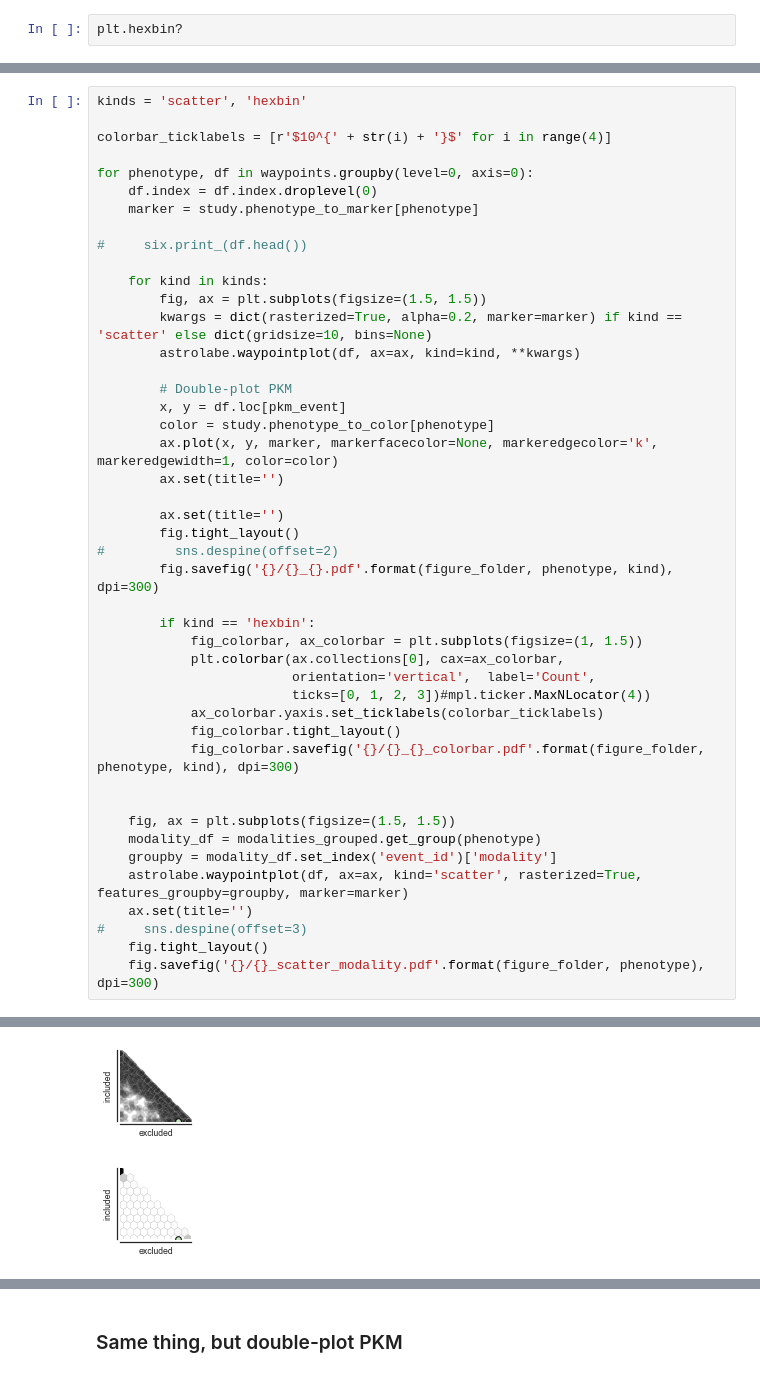
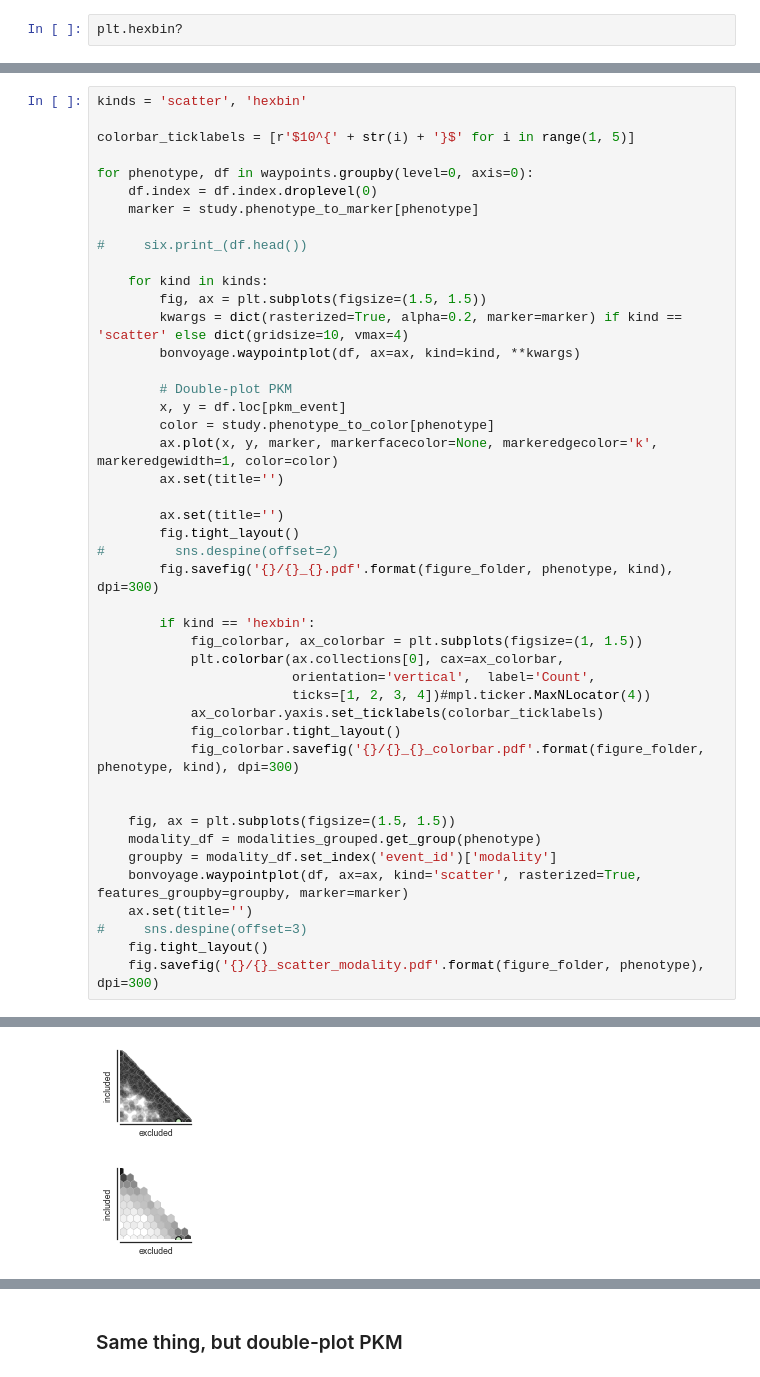
Before and after one commit to YeoLab/singlecell_pnm, a Jupyter notebook: 5._Figure_5/5.02_Figure_5C-E_Waypointplots.ipynb, the cells around one changed output, grey strips where cells are left out. Saved outputs shown, nothing was run; the diff lists cells and outputs as text.

Commit message:
unify color scales for all log plots

```diff
--- a/5._Figure_5/5.02_Figure_5C-E_Waypointplots.ipynb
+++ b/5._Figure_5/5.02_Figure_5C-E_Waypointplots.ipynb
@@ -114,7 +122,7 @@ plt.hexbin?
 # %%
 kinds = 'scatter', 'hexbin'
 
-colorbar_ticklabels = [r'$10^{' + str(i) + '}$' for i in range(4)]
+colorbar_ticklabels = [r'$10^{' + str(i) + '}$' for i in range(1, 5)]
 
 for phenotype, df in waypoints.groupby(level=0, axis=0):
     df.index = df.index.droplevel(0)
@@ -124,8 +132,8 @@ for phenotype, df in waypoints.groupby(level=0, axis=0):
 
     for kind in kinds:
         fig, ax = plt.subplots(figsize=(1.5, 1.5))
-        kwargs = dict(rasterized=True, alpha=0.2, marker=marker) if kind == 'scatter' else dict(gridsize=10, bins=None)
-        astrolabe.waypointplot(df, ax=ax, kind=kind, **kwargs)
+        kwargs = dict(rasterized=True, alpha=0.2, marker=marker) if kind == 'scatter' else dict(gridsize=10, vmax=4)
+        bonvoyage.waypointplot(df, ax=ax, kind=kind, **kwargs)
 
         # Double-plot PKM
         x, y = df.loc[pkm_event]
@@ -142,7 +150,7 @@ for phenotype, df in waypoints.groupby(level=0, axis=0):
             fig_colorbar, ax_colorbar = plt.subplots(figsize=(1, 1.5))
             plt.colorbar(ax.collections[0], cax=ax_colorbar,
                          orientation='vertical',  label='Count',
-                         ticks=[0, 1, 2, 3])#mpl.ticker.MaxNLocator(4))
+                         ticks=[1, 2, 3, 4])#mpl.ticker.MaxNLocator(4))
             ax_colorbar.yaxis.set_ticklabels(colorbar_ticklabels)
             fig_colorbar.tight_layout()
             fig_colorbar.savefig('{}/{}_{}_colorbar.pdf'.format(figure_folder, phenotype, kind), dpi=300)
@@ -151,7 +159,7 @@ for phenotype, df in waypoints.groupby(level=0, axis=0):
     fig, ax = plt.subplots(figsize=(1.5, 1.5))
     modality_df = modalities_grouped.get_group(phenotype)
     groupby = modality_df.set_index('event_id')['modality']
-    astrolabe.waypointplot(df, ax=ax, kind='scatter', rasterized=True, features_groupby=groupby, marker=marker)
+    bonvoyage.waypointplot(df, ax=ax, kind='scatter', rasterized=True, features_groupby=groupby, marker=marker)
     ax.set(title='')
 #     sns.despine(offset=3)
     fig.tight_layout()
@@ -167,3 +175,3 @@ for phenotype, df in waypoints.groupby(level=0, axis=0):
 [figure]
 [figure]
-[figure, old version]
+[figure, new version]
```
Also changed, not shown: parts of 8 cells of this notebook, 13 other files.
